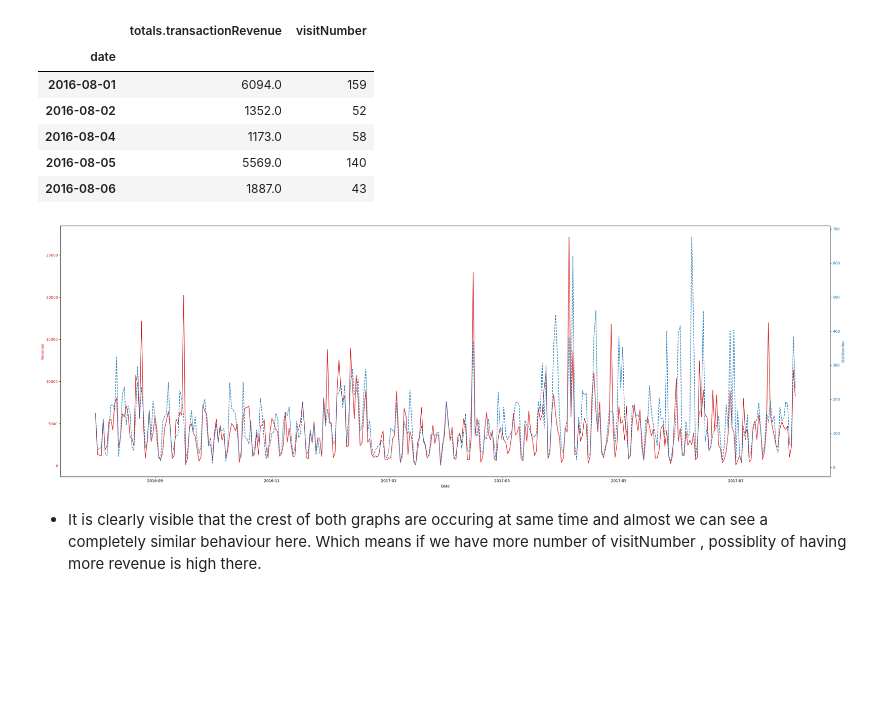
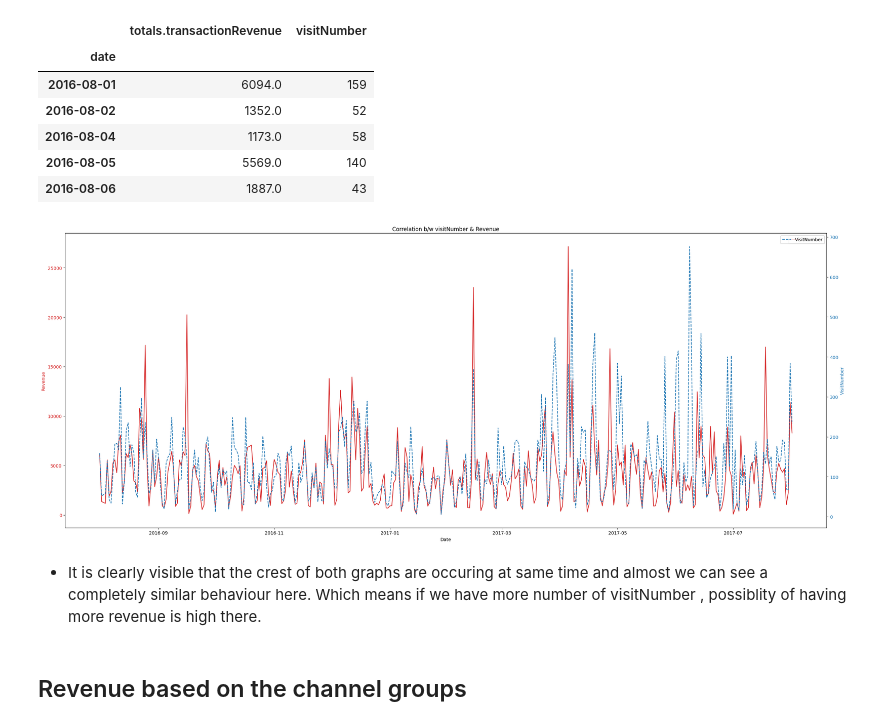
Before and after one commit to abhishekchauhanbyte/Data-Analysis-Cdp, a Jupyter notebook: Ecommerce_DA_project_latest.ipynb, the cells around one changed output. Drawn from its saved outputs; the diff is of its cells as text; code cells hidden in the pictures; blank space fills up the shorter version.

Commit message:
Visualising : v4

```diff
--- a/Ecommerce_DA_project_latest.ipynb
+++ b/Ecommerce_DA_project_latest.ipynb
@@ -272,7 +274,7 @@ def format_date(input_date):
     parsed_date = pd.to_datetime(str(input_date), format='%Y%m%d')
     return parsed_date
 # %%
-df['date'] = df['date'].apply(format_date)
+resampled_df['date'] = resampled_df['date'].apply(format_date)
 # %%
 df['date'].tail()
 # %% [output]
@@ -361,40 +363,32 @@ visitNumber_revenue_df.head()
 # %%
 x = visitNumber_revenue_df.index
 y1 = visitNumber_revenue_df['totals.transactionRevenue']
 y2 = visitNumber_revenue_df['visitNumber']
-fig ,ax1  =  plt.subplots(figsize=(30,10))
-
-# plt.plot(x, y1, label='Line 1', color='blue', marker='o')
-
-# # Plot the second line on the same axes
-# plt.plot(x, y2, label='Line 2', color='red', linestyle='--', marker='s')
-
-# # Add labels and a legend
-# plt.xlabel('Date')
-# plt.ylabel('Revenue')
-# plt.title('Two Line Graphs')
-# plt.legend()
-
-# # Show the plot
-# plt.show()
+fig ,ax1  =  plt.subplots(figsize=(25,10))
 
 color = 'tab:red'
 ax1.set_xlabel('Date')
 ax1.set_ylabel('Revenue', color=color)
 ax1.plot(x, y1, color=color)
 ax1.tick_params(axis='y', labelcolor=color)
+ax1.legend(labels = ["Revenue"]) # getting overriden
 
 ax2 = ax1.twinx()  # instantiate a second axes that shares the same x-axis
 
 color = 'tab:blue'
 ax2.set_ylabel('VisitNumber', color=color)  # we already handled the x-label with ax1
 ax2.plot(x, y2, color=color, linestyle='--')
 ax2.tick_params(axis='y', labelcolor=color)
+ax2.legend(labels = ["VisitNumber"])
+plt.title("Correlation b/w visitNumber & Revenue")
 
 fig.tight_layout()  # otherwise the right y-label is slightly clipped
+# show plot
 plt.show()
 # %% [output]
-[figure, old version]
+[figure, new version]
 # %% [markdown]
 * It is clearly visible that the crest of both graphs are occuring at same time and almost we can see a completely similar behaviour here.
 Which means if we have more number of visitNumber , possiblity of having more revenue is high there.
+# %% [markdown]
+## Revenue based on the channel groups
```
Also changed, not shown: parts of 14 cells of this notebook.
